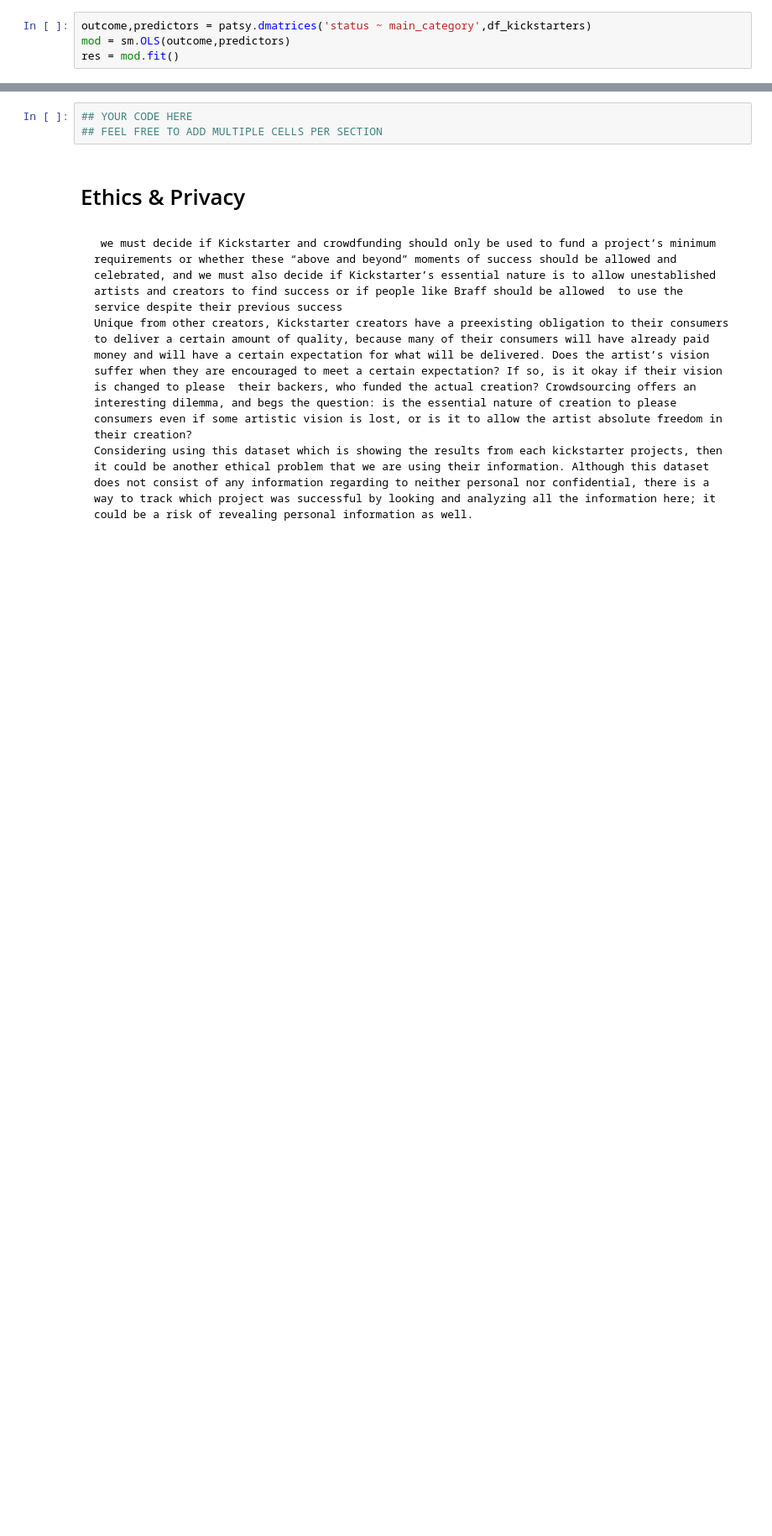
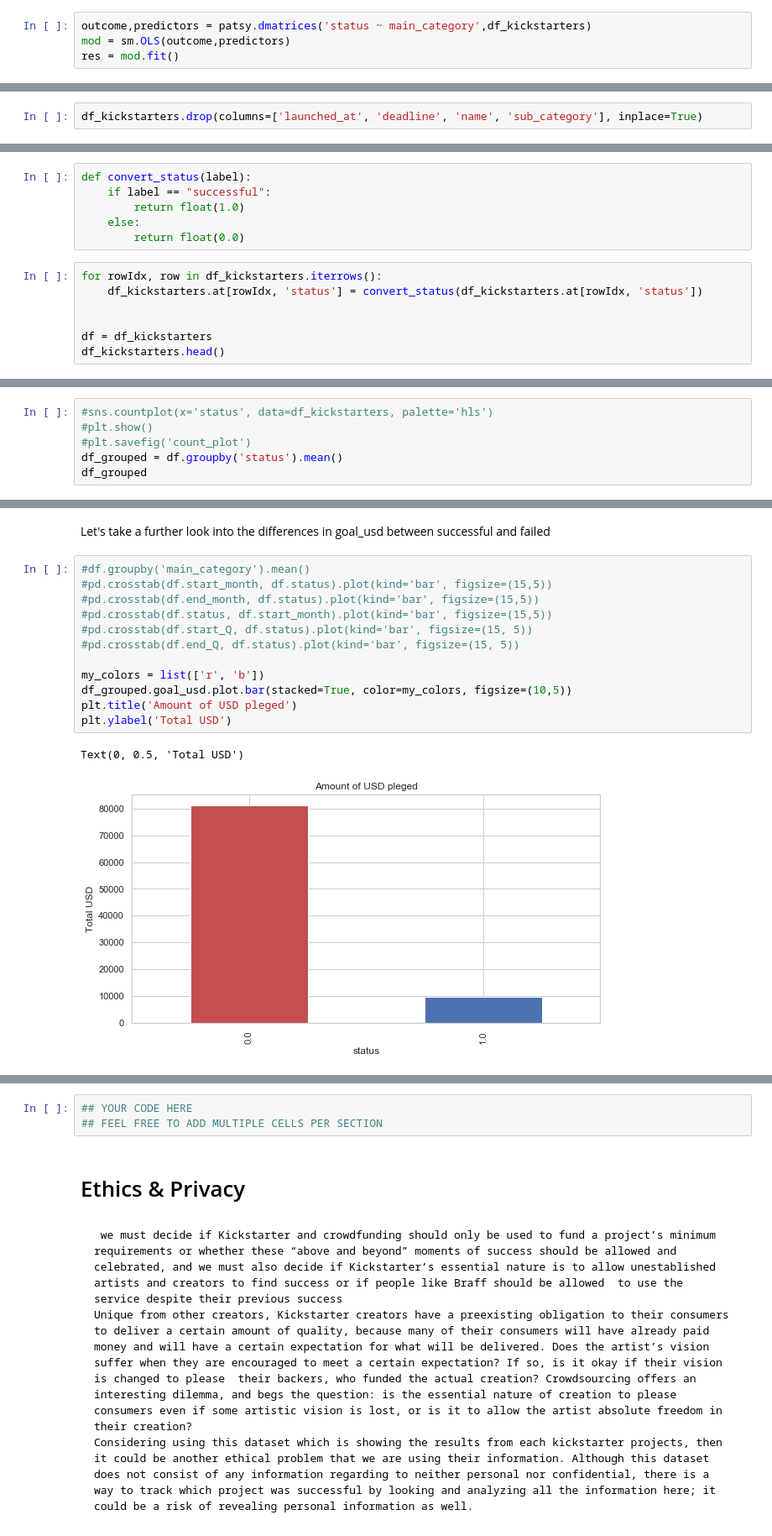
Before and after one commit to krandapus/Projects, a Jupyter notebook: FinalProject.ipynb, the cells around one changed output, grey strips where cells are left out. Shown at 84% size. Drawn from its saved outputs; the diff is of its cells as text; blank space fills up the shorter version.

```diff
--- a/FinalProject.ipynb
+++ b/FinalProject.ipynb
@@ -214,0 +224,2 @@ res = mod.fit()
+# %%
+df_kickstarters.drop(columns=['launched_at', 'deadline', 'name', 'sub_category'], inplace=True)
@@ -214,0 +231,13 @@ res = mod.fit()
+# %%
+def convert_status(label):
+    if label == "successful":
+        return float(1.0)
+    else:
+        return float(0.0)
+# %%
+for rowIdx, row in df_kickstarters.iterrows():
+    df_kickstarters.at[rowIdx, 'status'] = convert_status(df_kickstarters.at[rowIdx, 'status'])
+
+
+df = df_kickstarters
+df_kickstarters.head()
@@ -214,0 +253,6 @@ res = mod.fit()
+# %%
+#sns.countplot(x='status', data=df_kickstarters, palette='hls')
+#plt.show()
+#plt.savefig('count_plot')
+df_grouped = df.groupby('status').mean()
+df_grouped
@@ -214,0 +273,17 @@ res = mod.fit()
+# %% [markdown]
+Let's take a further look into the differences in goal_usd between successful and failed
+# %%
+#df.groupby('main_category').mean()
+#pd.crosstab(df.start_month, df.status).plot(kind='bar', figsize=(15,5))
+#pd.crosstab(df.end_month, df.status).plot(kind='bar', figsize=(15,5))
+#pd.crosstab(df.status, df.start_month).plot(kind='bar', figsize=(15,5))
+#pd.crosstab(df.start_Q, df.status).plot(kind='bar', figsize=(15, 5))
+#pd.crosstab(df.end_Q, df.status).plot(kind='bar', figsize=(15, 5))
+
+my_colors = list(['r', 'b'])
+df_grouped.goal_usd.plot.bar(stacked=True, color=my_colors, figsize=(10,5))
+plt.title('Amount of USD pleged')
+plt.ylabel('Total USD')
+# %% [output]
+Text(0, 0.5, 'Total USD')
+[figure, added]
```
Also changed, not shown: parts of 17 cells of this notebook.
